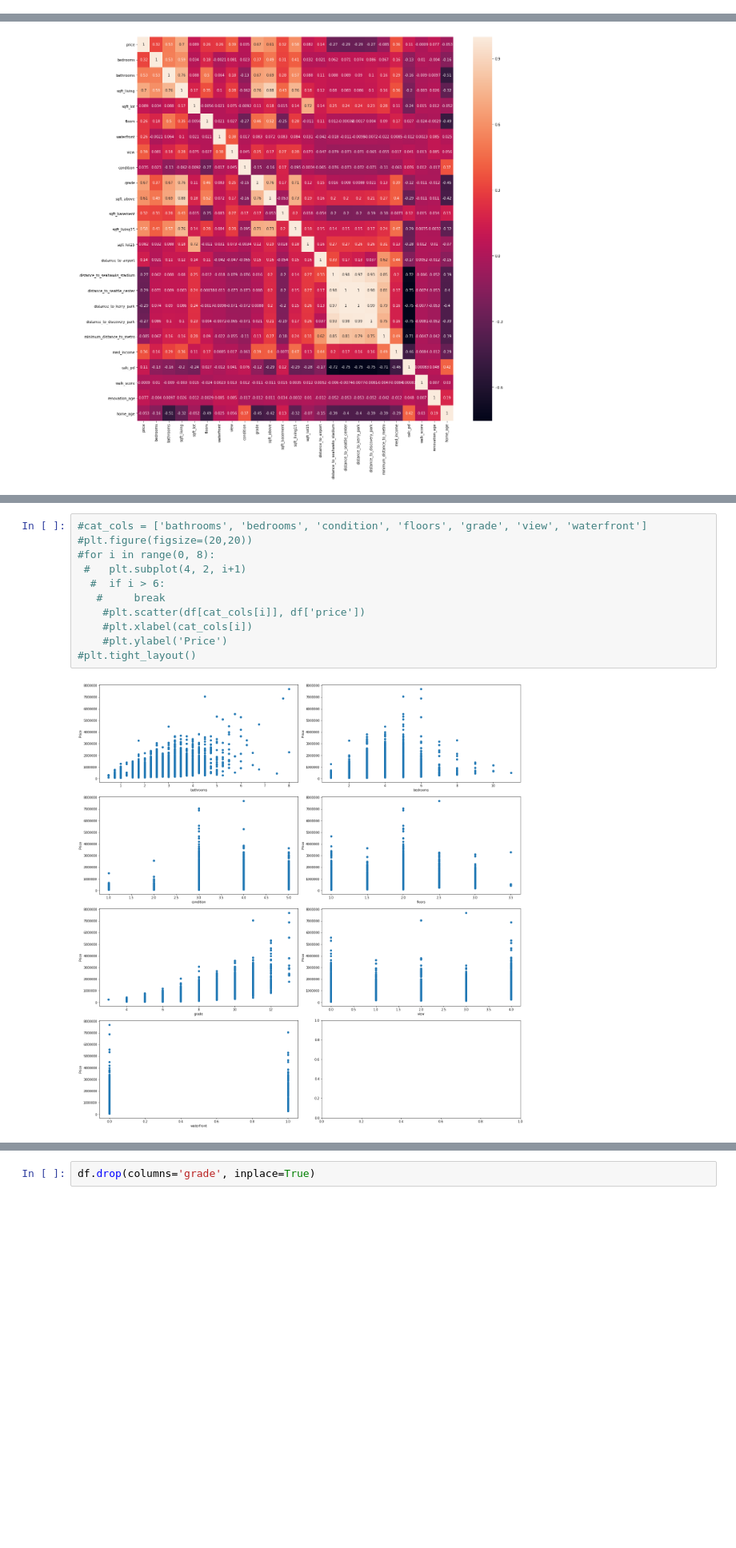
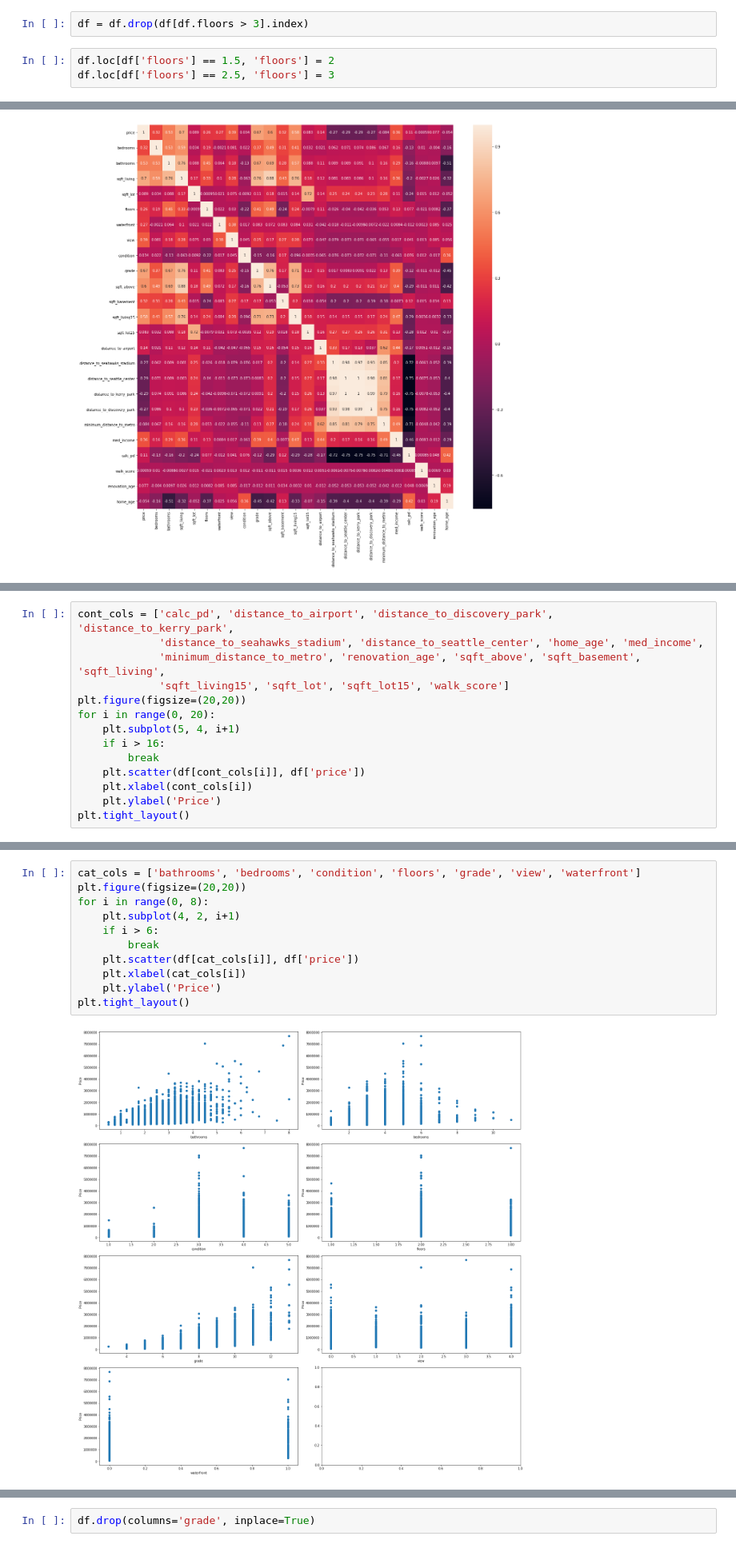
Before and after one commit to naik-sachin/Project_Housing_prediction, a Jupyter notebook: EDA_and_model_building.ipynb, the cells around one changed output, grey strips where cells are left out. Shown at 80% size. Cells and saved outputs as stored; diff of their text form; blank space fills up the shorter version.

```diff
--- a/EDA_and_model_building.ipynb
+++ b/EDA_and_model_building.ipynb
@@ -95,3 +109,8 @@ df.describe()
+# %%
+df = df.drop(df[df.floors > 3].index)
+# %%
+df.loc[df['floors'] == 1.5, 'floors'] = 2
+df.loc[df['floors'] == 2.5, 'floors'] = 3
 # %%
 #check the distributions of each of the columns
 df.hist(figsize=(18,16));
@@ -152,0 +158,14 @@ plt.tight_layout()
+# %%
+cont_cols = ['calc_pd', 'distance_to_airport', 'distance_to_discovery_park', 'distance_to_kerry_park',
+             'distance_to_seahawks_stadium', 'distance_to_seattle_center', 'home_age', 'med_income',
+             'minimum_distance_to_metro', 'renovation_age', 'sqft_above', 'sqft_basement', 'sqft_living',
+             'sqft_living15', 'sqft_lot', 'sqft_lot15', 'walk_score']
+plt.figure(figsize=(20,20))
+for i in range(0, 20):
+    plt.subplot(5, 4, i+1)
+    if i > 16:
+        break
+    plt.scatter(df[cont_cols[i]], df['price'])
+    plt.xlabel(cont_cols[i])
+    plt.ylabel('Price')
+plt.tight_layout()
@@ -153,16 +174,16 @@ plt.tight_layout()
 # %%
-#cat_cols = ['bathrooms', 'bedrooms', 'condition', 'floors', 'grade', 'view', 'waterfront']
-#plt.figure(figsize=(20,20))
-#for i in range(0, 8):
- #   plt.subplot(4, 2, i+1)
-  #  if i > 6:
-   #     break
-    #plt.scatter(df[cat_cols[i]], df['price'])
-    #plt.xlabel(cat_cols[i])
-    #plt.ylabel('Price')
-#plt.tight_layout()
+cat_cols = ['bathrooms', 'bedrooms', 'condition', 'floors', 'grade', 'view', 'waterfront']
+plt.figure(figsize=(20,20))
+for i in range(0, 8):
+    plt.subplot(4, 2, i+1)
+    if i > 6:
+        break
+    plt.scatter(df[cat_cols[i]], df['price'])
+    plt.xlabel(cat_cols[i])
+    plt.ylabel('Price')
+plt.tight_layout()
 # %% [output]
-[figure, old version]
+[figure, new version]
 # %%
 df.drop(columns=['condition', 'distance_to_discovery_park', 'distance_to_kerry_park',
                 'distance_to_seahawks_stadium', 'minimum_distance_to_metro', 'renovation_age',
```
Also changed, not shown: parts of 103 cells of this notebook.
